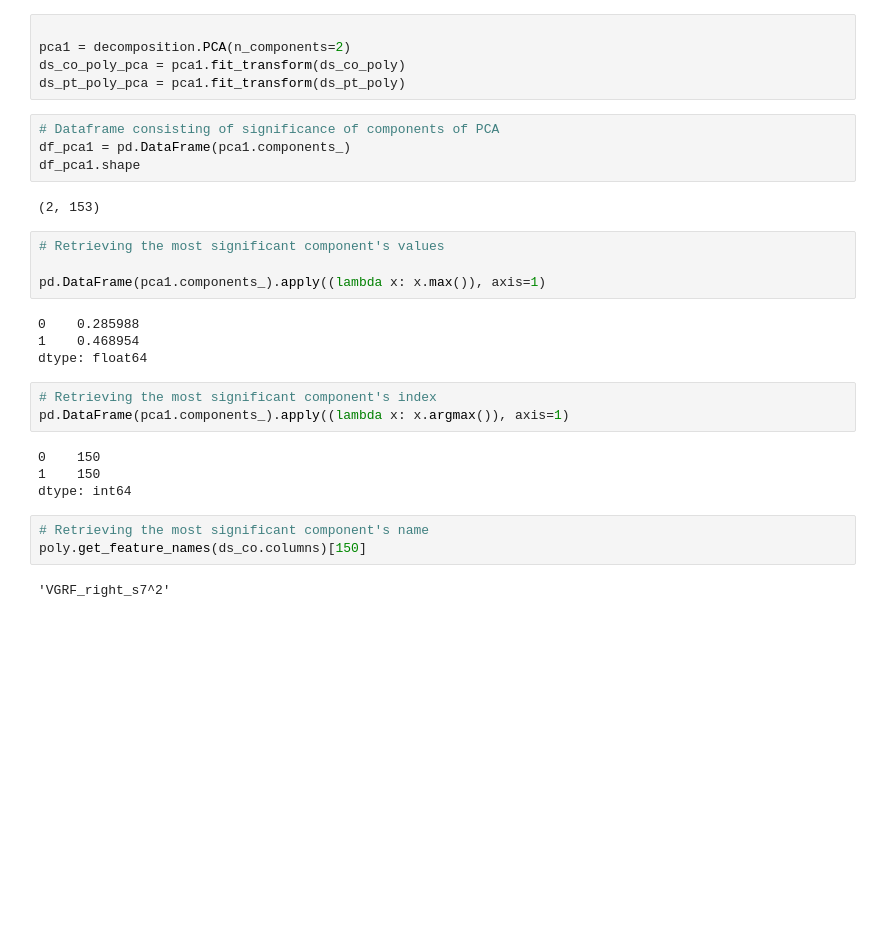
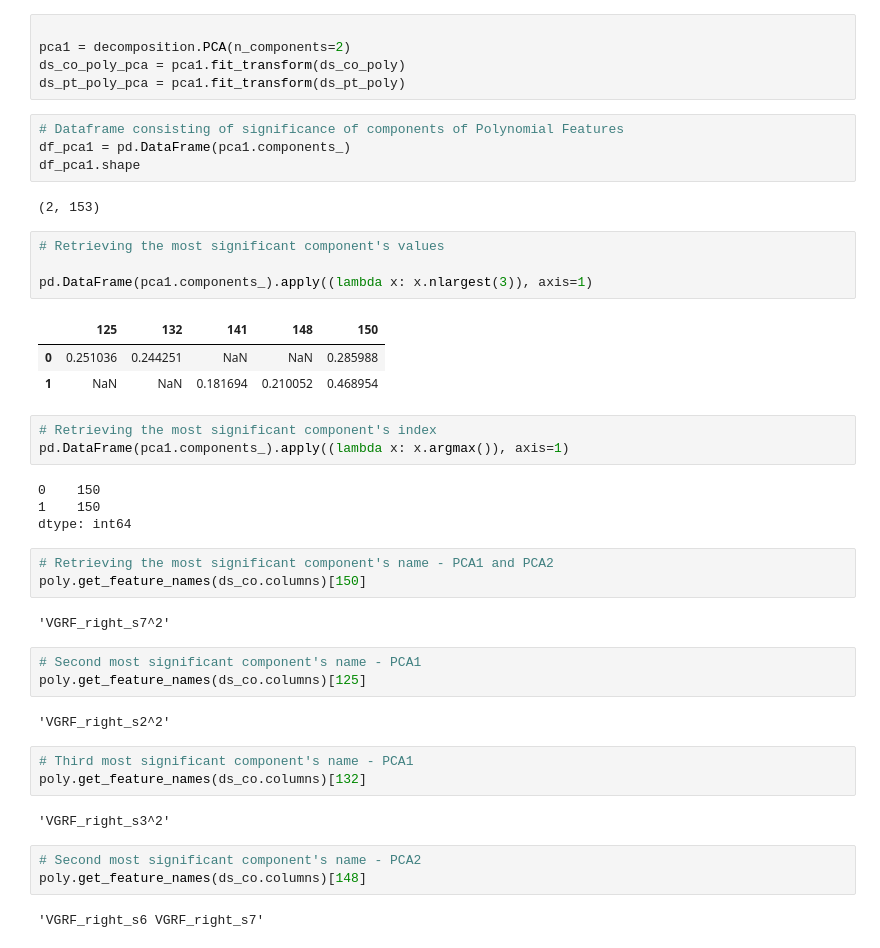
Before and after one commit to mittrayash/Parkinson-s-Disease-Detection-using-Gait-Analysis, a Jupyter notebook: Significant_Components_2d.ipynb, the cells around one changed output. Drawn from its saved outputs; the diff is of its cells as text; blank space fills up the shorter version.

Commit message:
Calculated the top 3 most prominent factrors for PC1 and PC2

```diff
--- a/Significant_Components_2d.ipynb
+++ b/Significant_Components_2d.ipynb
@@ -24,7 +24,7 @@ pca1 = decomposition.PCA(n_components=2)
 ds_co_poly_pca = pca1.fit_transform(ds_co_poly)
 ds_pt_poly_pca = pca1.fit_transform(ds_pt_poly)
 # %%
-# Dataframe consisting of significance of components of PCA
+# Dataframe consisting of significance of components of Polynomial Features
 df_pca1 = pd.DataFrame(pca1.components_)
 df_pca1.shape
 # %% [output]
@@ -32,11 +32,11 @@ df_pca1.shape
 # %%
 # Retrieving the most significant component's values
 
-pd.DataFrame(pca1.components_).apply((lambda x: x.max()), axis=1)
+pd.DataFrame(pca1.components_).apply((lambda x: x.nlargest(3)), axis=1)
 # %% [output]
-0    0.285988
-1    0.468954
-dtype: float64
+|  | 125 | 132 | 141 | 148 | 150 |
+| 0 | 0.251036 | 0.244251 | NaN | NaN | 0.285988 |
+| 1 | NaN | NaN | 0.181694 | 0.210052 | 0.468954 |
 # %%
 # Retrieving the most significant component's index
 pd.DataFrame(pca1.components_).apply((lambda x: x.argmax()), axis=1)
@@ -45,7 +45,22 @@ pd.DataFrame(pca1.components_).apply((lambda x: x.argmax()), axis=1)
 1    150
 dtype: int64
 # %%
-# Retrieving the most significant component's name
+# Retrieving the most significant component's name - PCA1 and PCA2
 poly.get_feature_names(ds_co.columns)[150]
 # %% [output]
 'VGRF_right_s7^2'
+# %%
+# Second most significant component's name - PCA1
+poly.get_feature_names(ds_co.columns)[125]
+# %% [output]
+'VGRF_right_s2^2'
+# %%
+# Third most significant component's name - PCA1
+poly.get_feature_names(ds_co.columns)[132]
+# %% [output]
+'VGRF_right_s3^2'
+# %%
+# Second most significant component's name - PCA2
+poly.get_feature_names(ds_co.columns)[148]
+# %% [output]
+'VGRF_right_s6 VGRF_right_s7'
```
Also changed, not shown: parts of 1 cell of this notebook, 1 other file.
